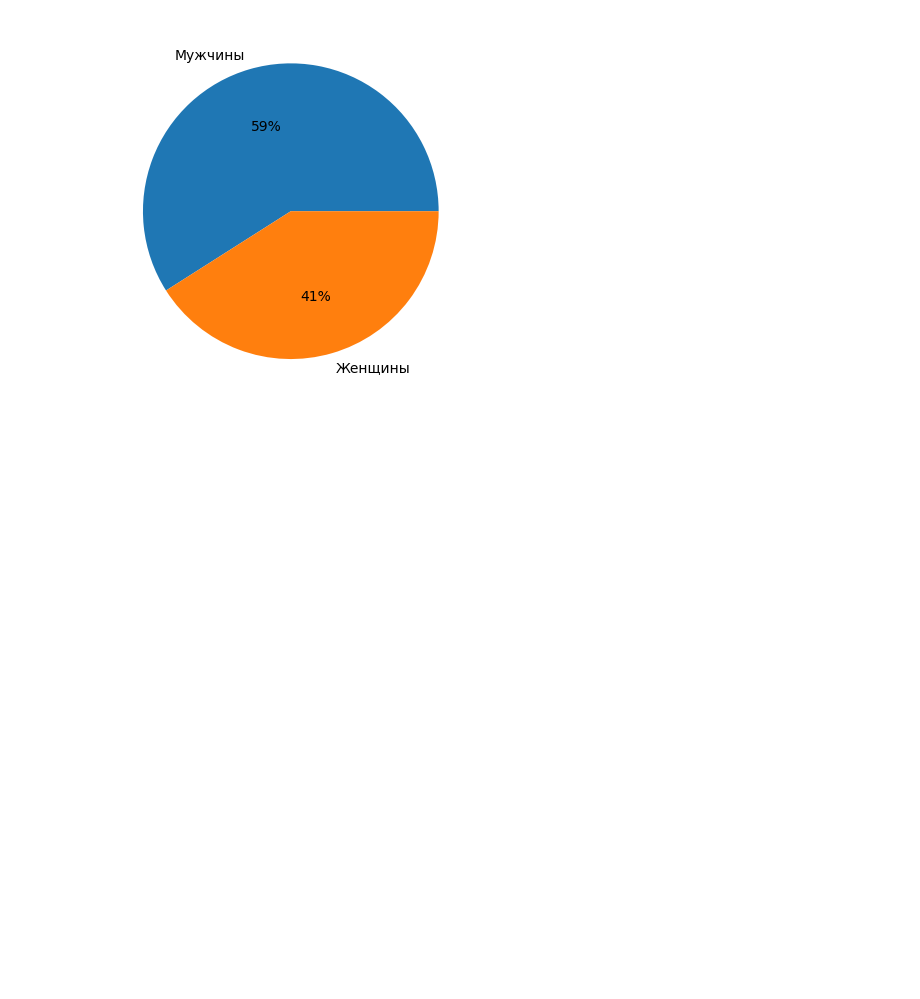
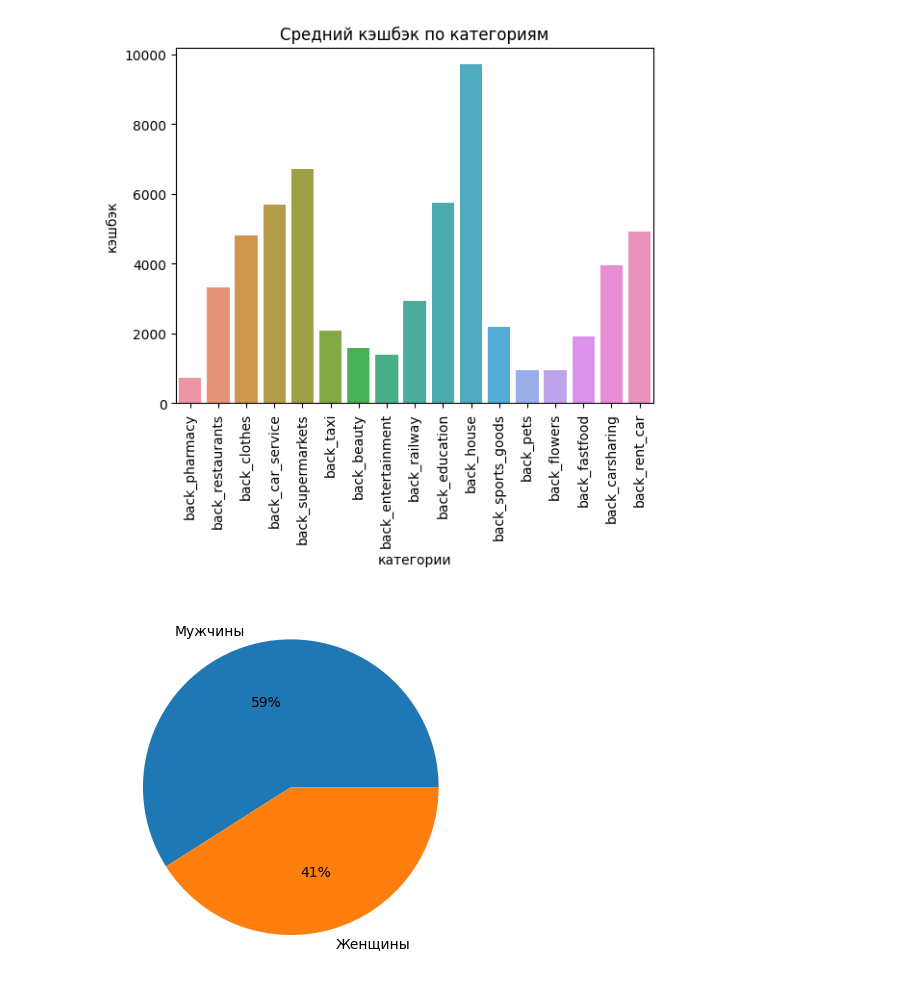
Before and after one commit to Cheshuyka/DANO, a Jupyter notebook: clearing.ipynb, the cells around one changed output. Cells and saved outputs as stored; diff of their text form; code cells hidden in the pictures; blank space fills up the shorter version.

```diff
--- a/clearing.ipynb
+++ b/clearing.ipynb
@@ -82,3 +93,12 @@ len(df[df['sex'] == 'M']) // 6
+# %%
+meanBack = df.loc[:, 'back_pharmacy':].mean().to_frame()
+meanBackBars = sns.barplot(data=meanBack, x=meanBack.index, y=meanBack[0], errorbar=None)
+meanBackBars.tick_params(axis='x', rotation=90)
+meanBackBars.set(xlabel='категории', ylabel='кэшбэк', title='Средний кэшбэк по категориям')
+plt.savefig('meanBack.svg')
+plt.show()
+# %% [output]
+[figure, added]
 # %%
 labels = ['Мужчины', 'Женщины']
 nums = [len(df[df['sex'] == 'M']), len(df[df['sex'] == 'F'])]
```
Also changed, not shown: parts of 3 cells of this notebook, 8 other files.
